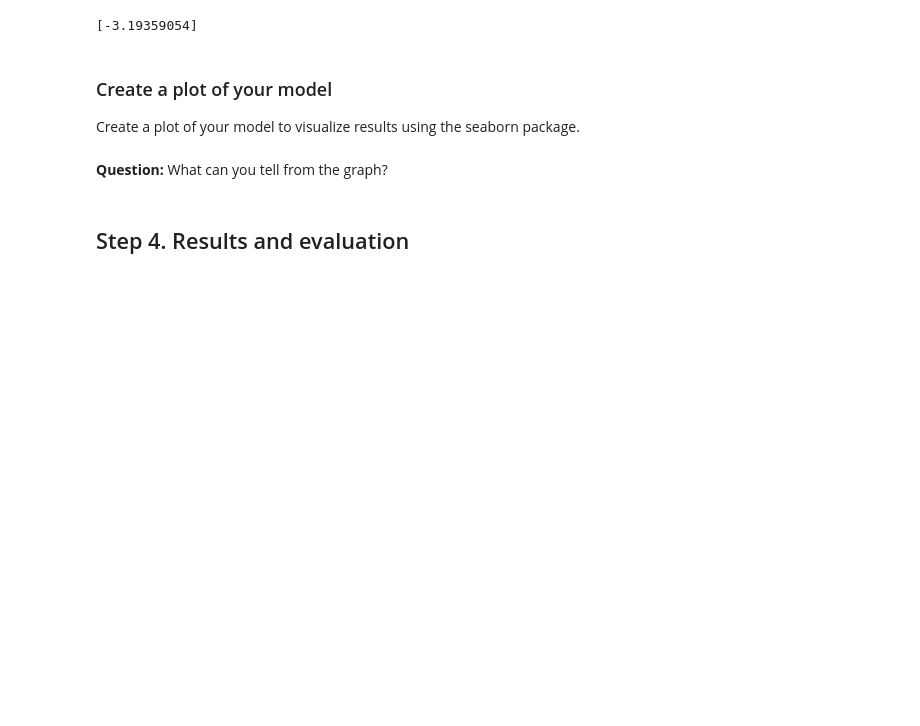
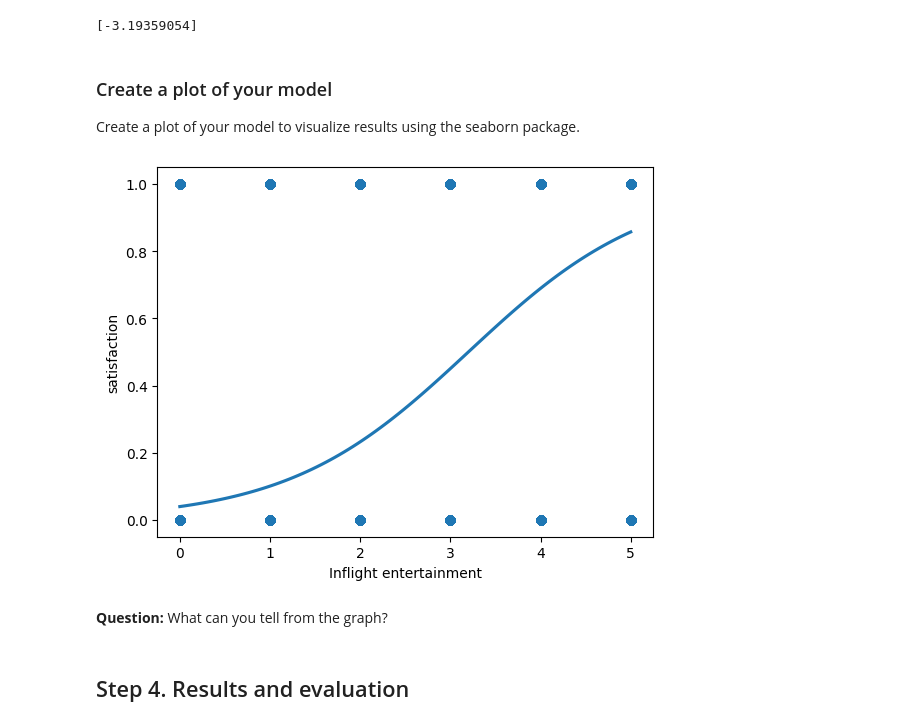
Before and after one commit to dyyland23-glitch/Perform-logistic-regression, a Jupyter notebook: Copy_of_Activity_Perform_logistic_regression.ipynb, the cells around one changed output. Saved outputs shown, nothing was run; the diff lists cells and outputs as text; code cells hidden in the pictures; blank space fills up the shorter version.

```diff
--- a/Copy_of_Activity_Perform_logistic_regression.ipynb
+++ b/Copy_of_Activity_Perform_logistic_regression.ipynb
@@ -363,11 +364,13 @@ Create a plot of your model to visualize results using the seaborn package.
 # %%
 
 
 ### YOUR CODE HERE ###
 import seaborn as sns
 
-sns.regplot(x="Inflight entertainment", y="satisfaction", data=df_subset, logistic=True)
+sns.regplot(x="Inflight entertainment", y="satisfaction", data=df_subset, logistic=True, ci=None)
 plt.show()
+# %% [output]
+[figure, added]
 # %% [markdown]
 **Question:** What can you tell from the graph?
 # %% [markdown]
```
Also changed, not shown: parts of 12 cells of this notebook.
